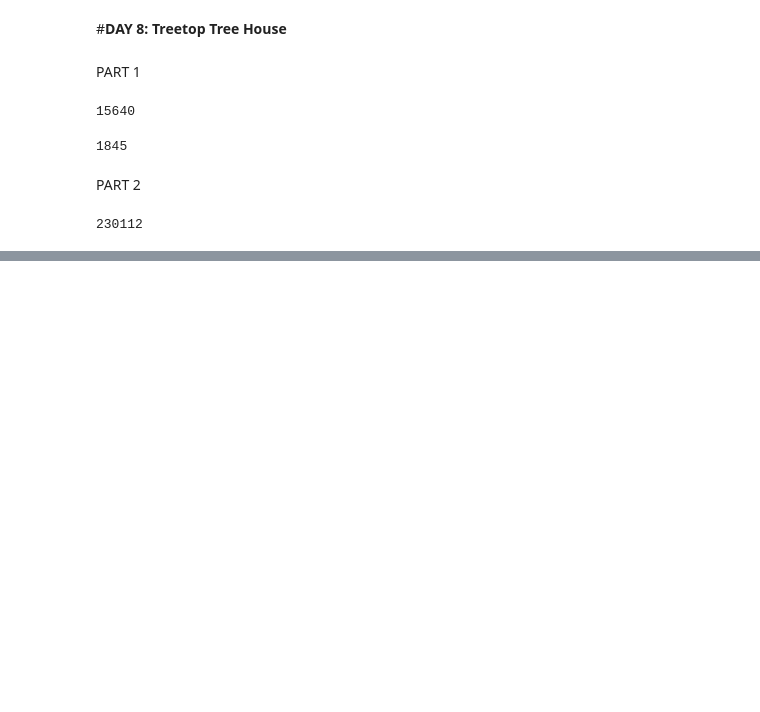
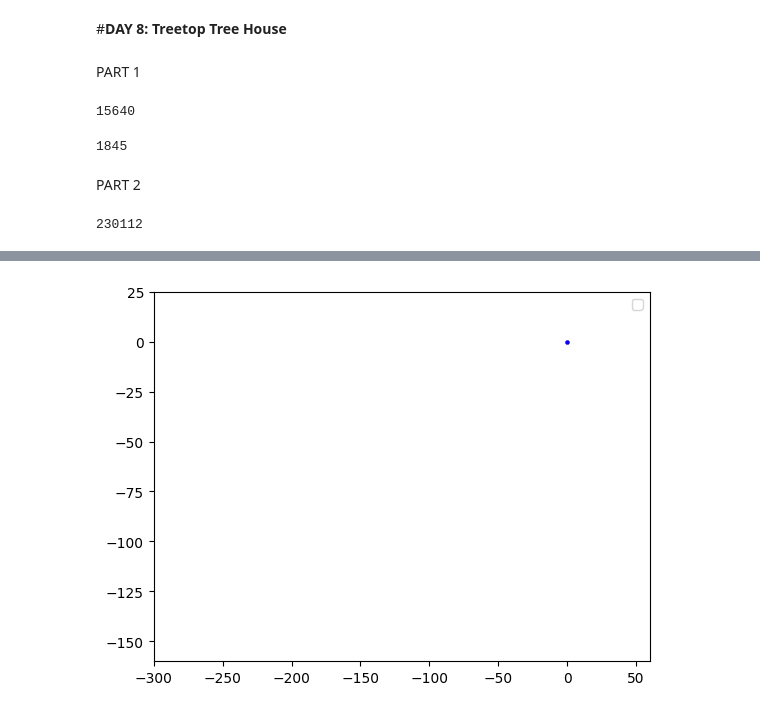
Before and after one commit to bnunpy/AdventOfCode2022, a Jupyter notebook: AdventofCode2022.ipynb, the cells around one changed output, grey strips where cells are left out. Drawn from its saved outputs; the diff is of its cells as text; code cells hidden in the pictures; blank space fills up the shorter version.

```diff
--- a/AdventofCode2022.ipynb
+++ b/AdventofCode2022.ipynb
@@ -721,0 +846,83 @@ best_score
+# %%
+import matplotlib.pyplot as plt
+import matplotlib.animation as animation
+from IPython.display import HTML
+
+Hxs = [line[0] for line in H_trace]
+Hys = [line[1] for line in H_trace]
+Txs = [[tail[0] for tail in line] for line in T_trace]
+Tys = [[tail[1] for tail in line] for line in T_trace]
+
+fig, ax = plt.subplots()
+
+Hscat = ax.scatter(Hxs[0], Hys[0], c="r", s=2, marker="s")
+T1scat = ax.scatter(0, 0, c="b", s=1.9, marker="s", alpha=0.9)
+T2scat = ax.scatter(0, 0, c="b", s=1.8, marker="s", alpha=0.8)
+T3scat = ax.scatter(0, 0, c="b", s=1.7, marker="s", alpha=0.7)
+T4scat = ax.scatter(0, 0, c="b", s=1.6, marker="s", alpha=0.6)
+T5scat = ax.scatter(0, 0, c="b", s=1.5, marker="s", alpha=0.5)
+T6scat = ax.scatter(0, 0, c="b", s=1.4, marker="s", alpha=0.4)
+T7scat = ax.scatter(0, 0, c="b", s=1.3, marker="s", alpha=0.3)
+T8scat = ax.scatter(0, 0, c="b", s=1.2, marker="s", alpha=0.2)
+T9scat = ax.scatter(0, 0, c="b", s=1.1, marker="s", alpha=0.1)
+
+ax.set(xlim=[-300, 60], ylim=[-160, 25])
+ax.legend()
+n_frames = len(H_trace)
+frames = range(0,len(H_trace),1)
+
+def update(frame):
+    # for each frame, update the data stored on each artist.
+    Hx = Hxs[frame]
+    Hy = Hys[frame]
+
+    T1x = [tx[0] for tx in Txs][frame]
+    T1y = [ty[0] for ty in Tys][frame]
+    T2x = [tx[1] for tx in Txs][frame]
+    T2y = [ty[1] for ty in Tys][frame]
+    T3x = [tx[2] for tx in Txs][frame]
+    T3y = [ty[2] for ty in Tys][frame]
+    T4x = [tx[3] for tx in Txs][frame]
+    T4y = [ty[3] for ty in Tys][frame]
+    T5x = [tx[4] for tx in Txs][frame]
+    T5y = [ty[4] for ty in Tys][frame]
+    T6x = [tx[5] for tx in Txs][frame]
+    T6y = [ty[5] for ty in Tys][frame]
+    T7x = [tx[6] for tx in Txs][frame]
+    T7y = [ty[6] for ty in Tys][frame]
+    T8x = [tx[7] for tx in Txs][frame]
+    T8y = [ty[7] for ty in Tys][frame]
+    T9x = [tx[8] for tx in Txs][frame]
+    T9y = [ty[8] for ty in Tys][frame]
+
+    # update the H scatter plot:
+    Hdata = np.stack([Hx, Hy]).T
+    Hscat.set_offsets(Hdata)
+
+    # update the T scatter plots:
+    T1data = np.stack([T1x, T1y]).T
+    T1scat.set_offsets(T1data)
+    T2data = np.stack([T2x, T2y]).T
+    T2scat.set_offsets(T2data)
+    T3data = np.stack([T3x, T3y]).T
+    T3scat.set_offsets(T3data)
+    T4data = np.stack([T4x, T4y]).T
+    T4scat.set_offsets(T4data)
+    T5data = np.stack([T5x, T5y]).T
+    T5scat.set_offsets(T5data)
+    T6data = np.stack([T6x, T6y]).T
+    T6scat.set_offsets(T6data)
+    T7data = np.stack([T7x, T7y]).T
+    T7scat.set_offsets(T7data)
+    T8data = np.stack([T8x, T8y]).T
+    T8scat.set_offsets(T8data)
+    T9data = np.stack([T9x, T9y]).T
+    T9scat.set_offsets(T9data)
+
+    if frame % 1000 == 0:
+        print(frame, n_frames)
+    return (Hscat, T1scat, T2scat, T3scat, T4scat, T5scat, T6scat, T7scat, T8scat, T9scat)
+
+anim = animation.FuncAnimation(fig=fig, func=update, frames=frames, interval=20)
+HTML(anim.to_html5_video())
+# %% [output]
@@ -721,0 +945 @@ best_score
+[figure, added]
```
Also changed, not shown: parts of 9 cells of this notebook.
